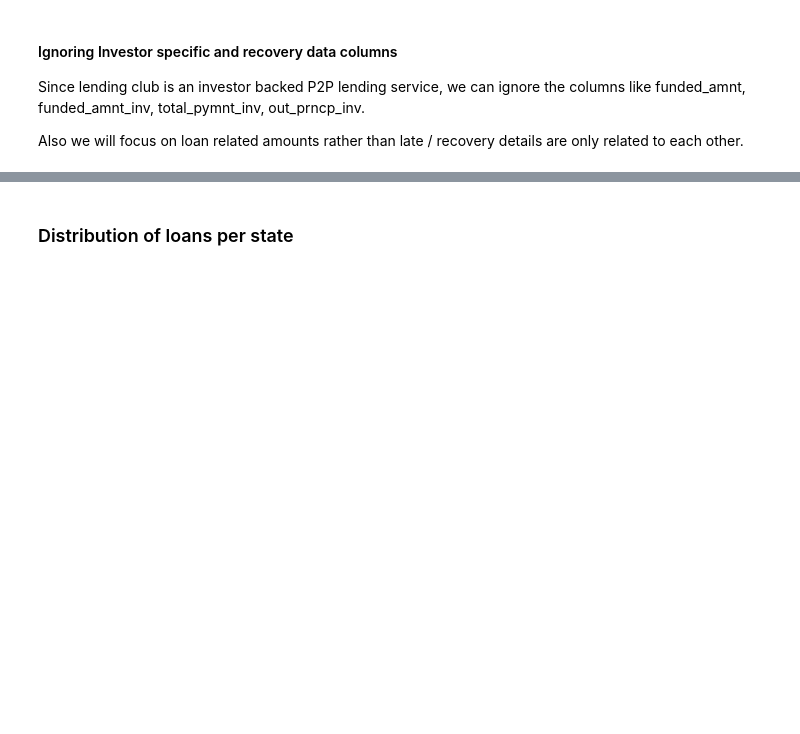
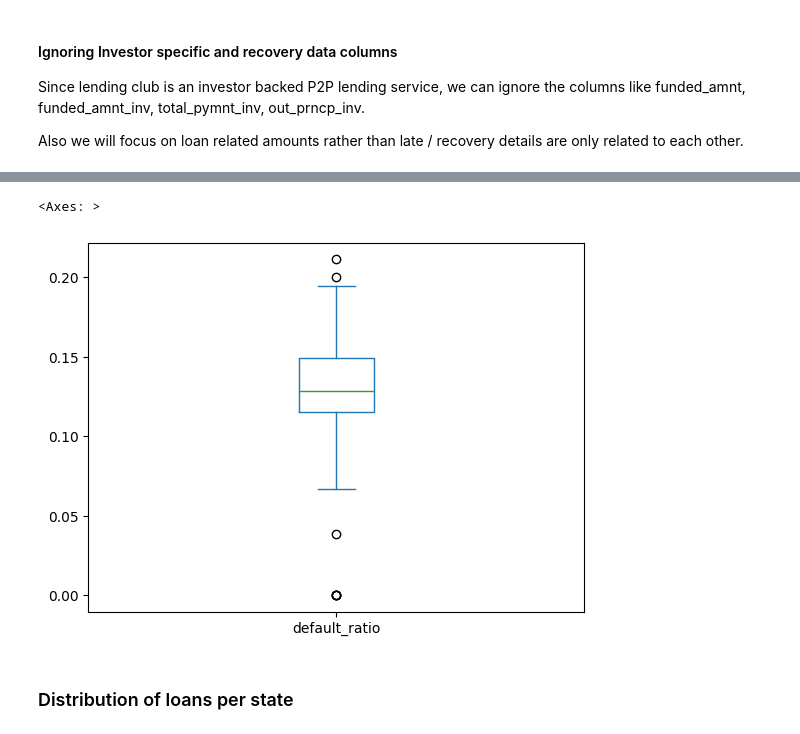
Before and after one commit to maniteja6799/lending_club_eda, a Jupyter notebook: CaseStudy_Loans_EDA.ipynb, the cells around one changed output, grey strips where cells are left out. Drawn from its saved outputs; the diff is of its cells as text; code cells hidden in the pictures; blank space fills up the shorter version.

```diff
--- a/CaseStudy_Loans_EDA.ipynb
+++ b/CaseStudy_Loans_EDA.ipynb
@@ -338,3 +346,10 @@ plt.show()
+# %%
+# plot of default ratio to the total loans given per state.
+
+loan_data_df.groupby(['addr_state']).agg(default_ratio=('loan_status', lambda x: (x=='Charged Off').sum() / x.count())).plot.box()
+# %% [output]
+<Axes: >
+[figure, added]
 # %% [markdown]
 ### Distribution of loans per state
 # %%
```
Also changed, not shown: parts of 12 cells of this notebook.
